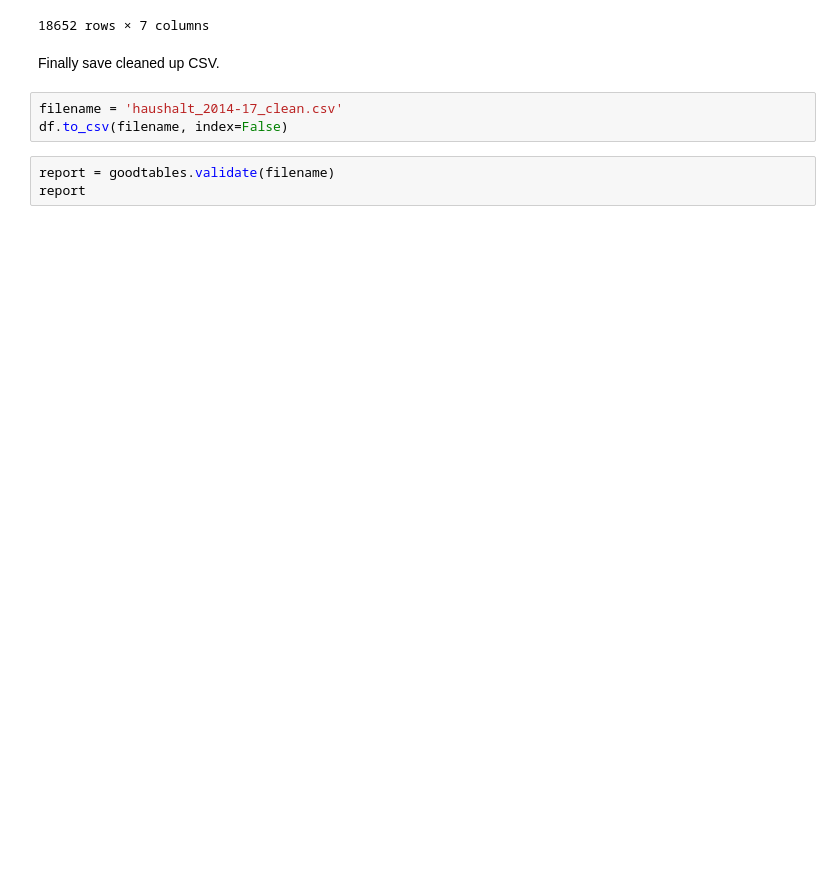
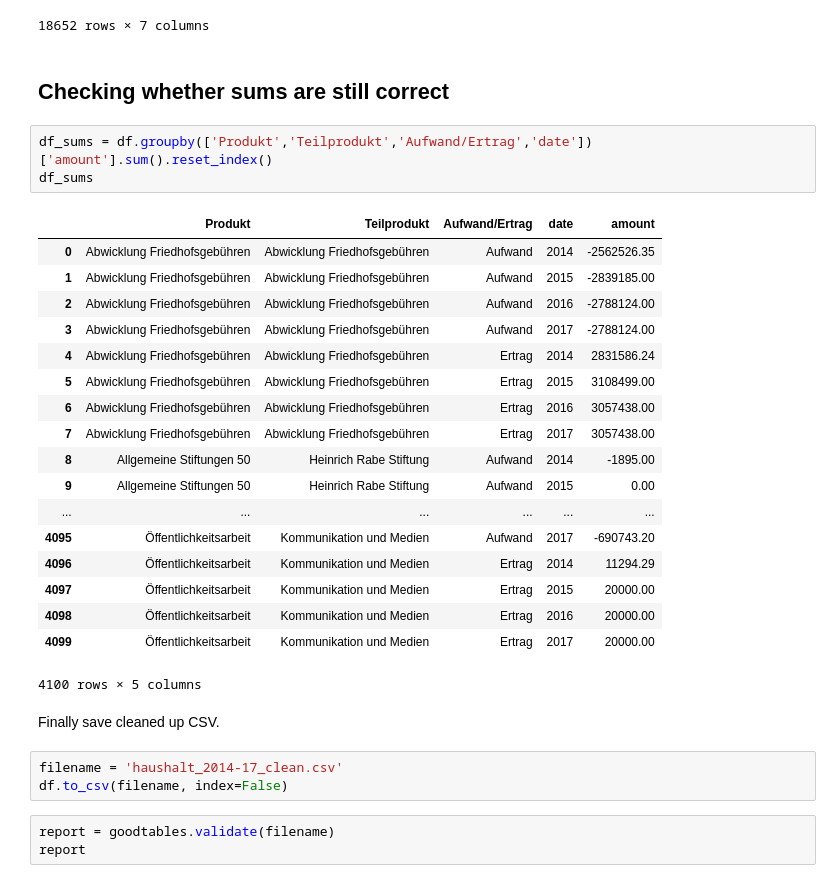
Before and after one commit to codeforosnabrueck/openspending-osnabrueck, a Jupyter notebook: haushalt_2014-17.ipynb, the cells around one changed output. Drawn from its saved outputs; the diff is of its cells as text; blank space fills up the shorter version.

```diff
--- a/haushalt_2014-17.ipynb
+++ b/haushalt_2014-17.ipynb
@@ -260,6 +321,30 @@ df
 | 18650 | Umwelt und Klimaschutz | Baumschutz | Baumschutz | Ertrag | Kostenerstattungen und Kostenumlagen | 2017 | 0.00 |
 | 18651 | Umwelt und Klimaschutz | Baumschutz | Baumschutz | Ertrag | sonstige ordentliche Erträge | 2017 | 16.59 |
 18652 rows × 7 columns
+# %% [markdown]
+## Checking whether sums are still correct
+# %%
+df_sums = df.groupby(['Produkt','Teilprodukt','Aufwand/Ertrag','date'])['amount'].sum().reset_index()
+df_sums
+# %% [output]
+|  | Produkt | Teilprodukt | Aufwand/Ertrag | date | amount |
+| 0 | Abwicklung Friedhofsgebühren | Abwicklung Friedhofsgebühren | Aufwand | 2014 | -2562526.35 |
+| 1 | Abwicklung Friedhofsgebühren | Abwicklung Friedhofsgebühren | Aufwand | 2015 | -2839185.00 |
+| 2 | Abwicklung Friedhofsgebühren | Abwicklung Friedhofsgebühren | Aufwand | 2016 | -2788124.00 |
+| 3 | Abwicklung Friedhofsgebühren | Abwicklung Friedhofsgebühren | Aufwand | 2017 | -2788124.00 |
+| 4 | Abwicklung Friedhofsgebühren | Abwicklung Friedhofsgebühren | Ertrag | 2014 | 2831586.24 |
+| 5 | Abwicklung Friedhofsgebühren | Abwicklung Friedhofsgebühren | Ertrag | 2015 | 3108499.00 |
+| 6 | Abwicklung Friedhofsgebühren | Abwicklung Friedhofsgebühren | Ertrag | 2016 | 3057438.00 |
+| 7 | Abwicklung Friedhofsgebühren | Abwicklung Friedhofsgebühren | Ertrag | 2017 | 3057438.00 |
+| 8 | Allgemeine Stiftungen 50 | Heinrich Rabe Stiftung | Aufwand | 2014 | -1895.00 |
+| 9 | Allgemeine Stiftungen 50 | Heinrich Rabe Stiftung | Aufwand | 2015 | 0.00 |
+| ... | ... | ... | ... | ... | ... |
+| 4095 | Öffentlichkeitsarbeit | Kommunikation und Medien | Aufwand | 2017 | -690743.20 |
+| 4096 | Öffentlichkeitsarbeit | Kommunikation und Medien | Ertrag | 2014 | 11294.29 |
+| 4097 | Öffentlichkeitsarbeit | Kommunikation und Medien | Ertrag | 2015 | 20000.00 |
+| 4098 | Öffentlichkeitsarbeit | Kommunikation und Medien | Ertrag | 2016 | 20000.00 |
+| 4099 | Öffentlichkeitsarbeit | Kommunikation und Medien | Ertrag | 2017 | 20000.00 |
+4100 rows × 5 columns
 # %% [markdown]
 Finally save cleaned up CSV.
 # %%
```
Also changed, not shown: parts of 10 cells of this notebook.
